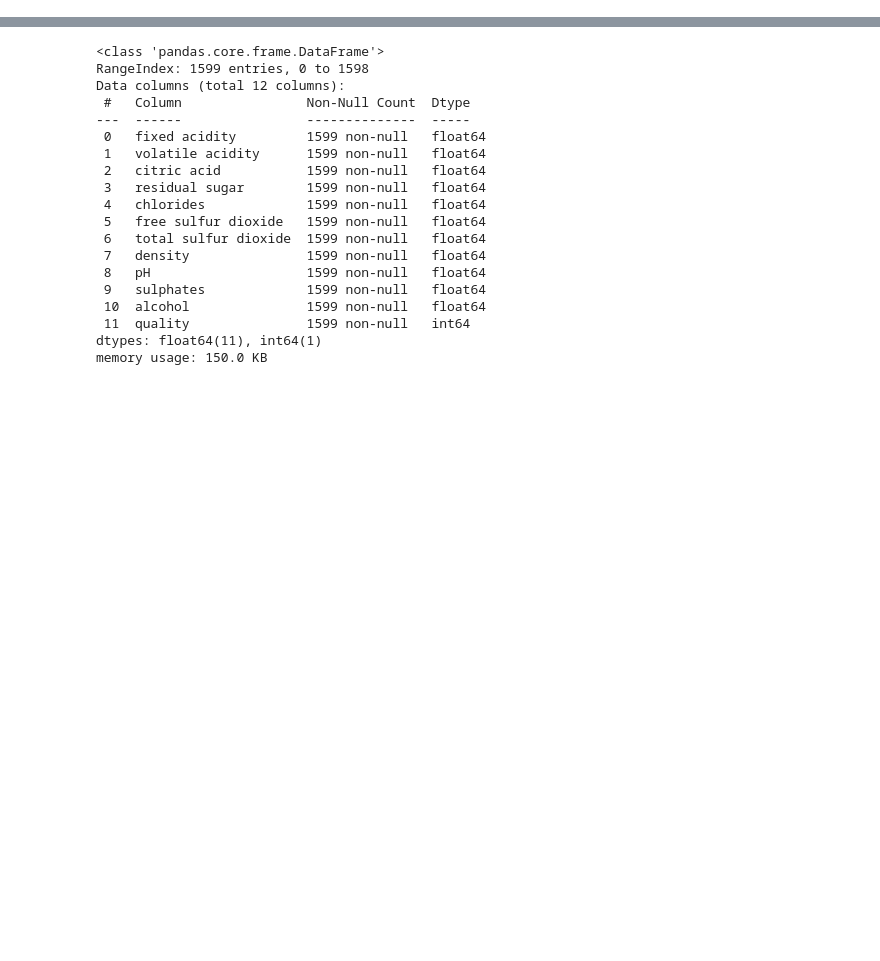
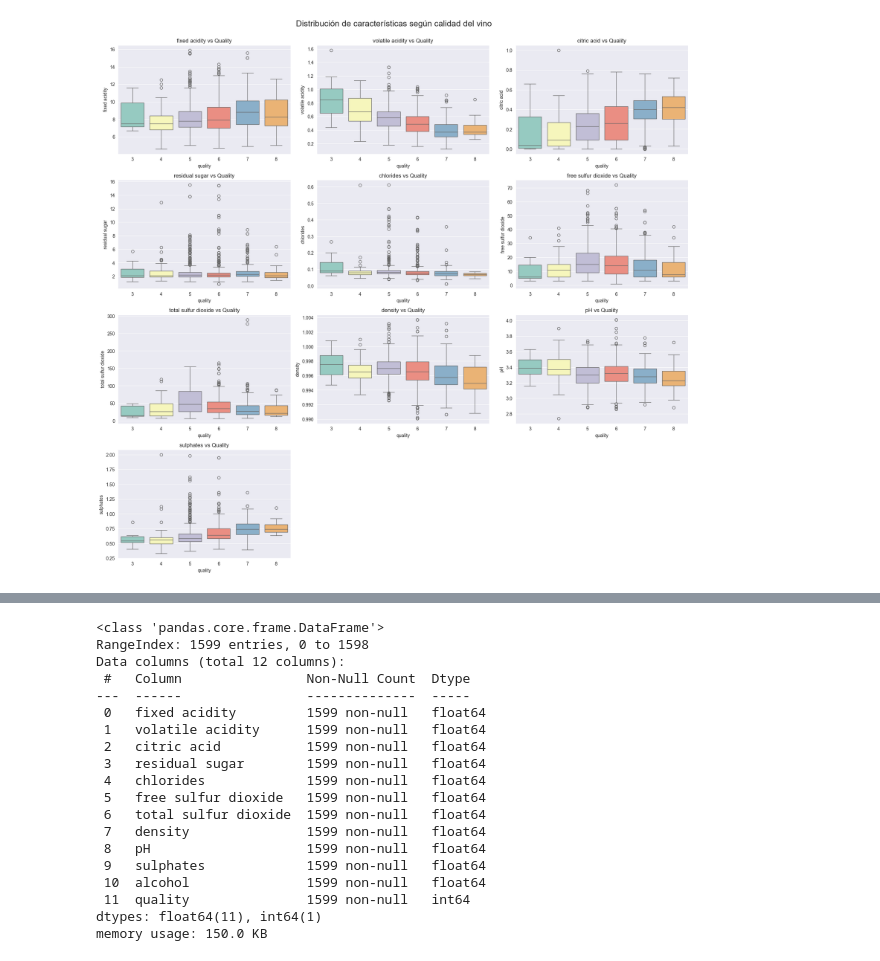
Before and after one commit to GSGEdgardo/t2_topicos, a Jupyter notebook: notebooks/naive_bayes.ipynb, the cells around one changed output, grey strips where cells are left out. Saved outputs shown, nothing was run; the diff lists cells and outputs as text; code cells hidden in the pictures; blank space fills up the shorter version.

```diff
--- a/notebooks/naive_bayes.ipynb
+++ b/notebooks/naive_bayes.ipynb
@@ -35,3 +51,16 @@ print(np.shape(df))  # este comando imprime la forma del dataframe
 # Generación del reporte y guardado en un archivo HTML en la carpeta output.
 #profile = ProfileReport(df, title="Red wine quality Report")
 #profile.to_file("../output/red-wine-report.html")
+# %%
+# Boxplot de cada variable por nivel de calidad
+features = df.columns[:-2]  # excluye 'quality' y 'quality_label'
+plt.figure(figsize=(18, 20))
+for idx, col in enumerate(features):
+    plt.subplot(5, 3, idx + 1)
+    sns.boxplot(x='quality', y=col, data=df, hue='quality', palette='Set3', legend=False)
+    plt.title(f'{col} vs Quality')
+    plt.tight_layout()
+plt.suptitle("Distribución de características según calidad del vino", fontsize=18, y=1.02)
+plt.show()
+# %% [output]
+[figure, added]
```
Also changed, not shown: parts of 18 cells of this notebook, 3 other files.
